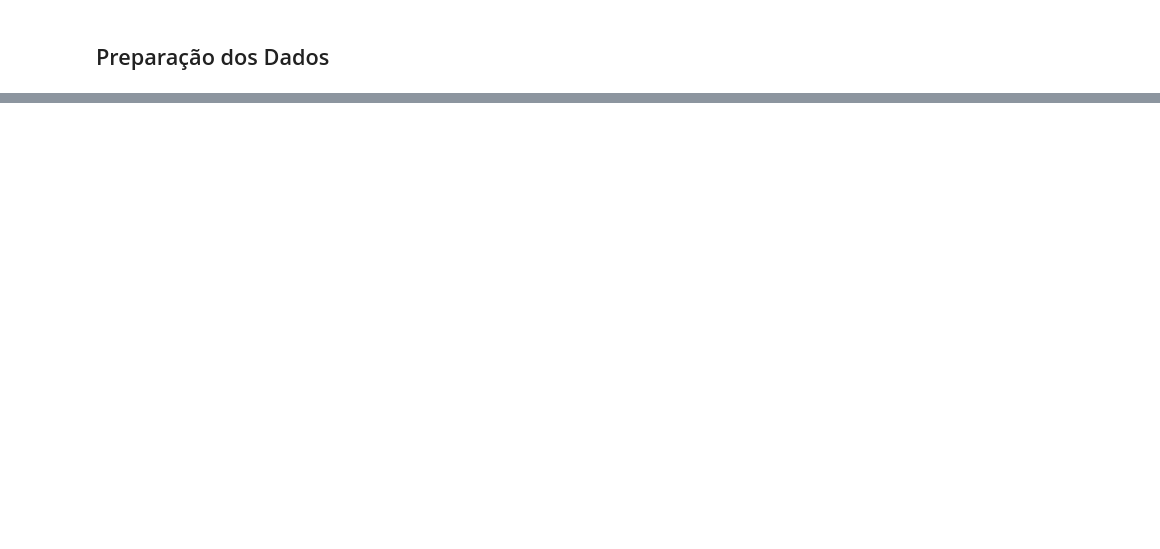
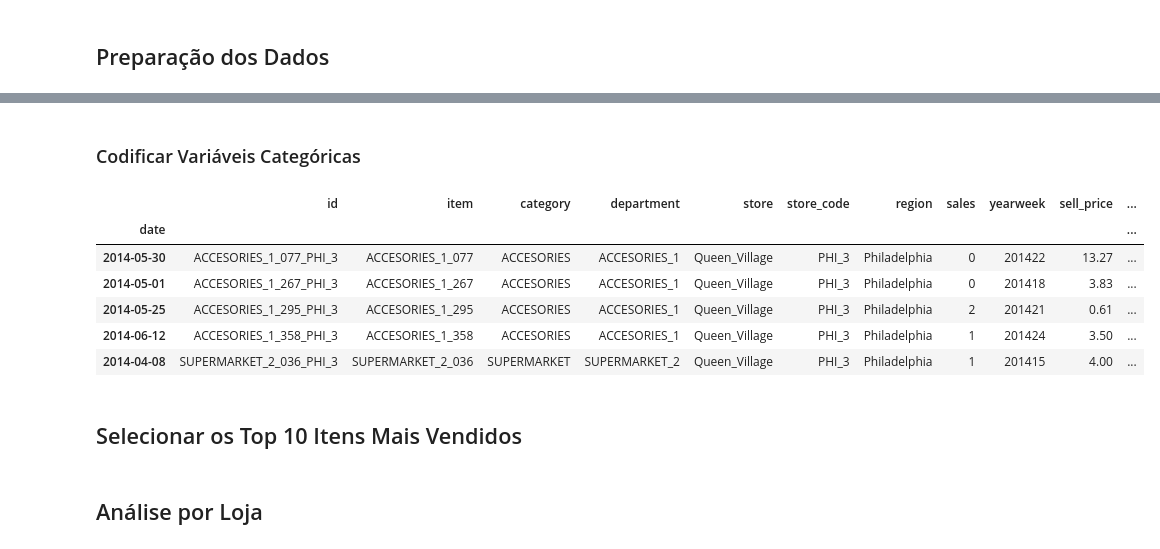
Before and after one commit to rpzk/DSMarket, a Jupyter notebook: forecasting/forecasting.ipynb, the cells around one changed output, grey strips where cells are left out. Saved outputs shown, nothing was run; the diff lists cells and outputs as text; code cells hidden in the pictures; blank space fills up the shorter version.

```diff
--- a/forecasting/forecasting.ipynb
+++ b/forecasting/forecasting.ipynb
@@ -3,2 +5,27 @@
+# %%
+import os
+import pandas as pd
+import matplotlib.pyplot as plt
+from sqlalchemy import create_engine
+from dotenv import load_dotenv
+
+# Carregar variáveis de ambiente
+load_dotenv()
+
+# Obter variáveis de ambiente
+user = os.environ.get('DB_USER')
+password = os.environ.get('DB_PASSWORD')
+host = os.environ.get('DB_HOST')
+port = os.environ.get('DB_PORT', '5432')
+database = os.environ.get('DB_NAME')
+
+# Criar string de conexão
+connection_string = f'postgresql+psycopg2://{user}:{password}@{host}:{port}/{database}'
+
+# Nome da tabela
+table_name = 'ds_market'
+
+# Criar conexão com o banco de dados
+engine = create_engine(connection_string)
 # %% [markdown]
 ## Preparação dos Dados
@@ -54,0 +32,4 @@ ts_sales = sales_data.set_index('date')['sales']
+# %%
+# Carregar dados da tabela 'ds_market'
+query = f'SELECT * FROM {table_name}'
+df = pd.read_sql(query, engine)
@@ -54,0 +66,6 @@ ts_sales = sales_data.set_index('date')['sales']
+# %%
+# Garantir que a coluna 'date' esteja em formato de data
+df['date'] = pd.to_datetime(df['date'])
+
+# Definir a coluna 'date' como índice
+df.set_index('date', inplace=True)
@@ -54,0 +90,17 @@ ts_sales = sales_data.set_index('date')['sales']
+# %% [markdown]
+### Codificar Variáveis Categóricas
+# %%
+# Codificar a coluna 'event' usando One-Hot Encoding
+df = pd.get_dummies(df, columns=['event'])
+# %%
+df.head()
+# %% [output]
+|  | id | item | category | department | store | store_code | region | sales | yearweek | sell_price | ... |
+| date |  |  |  |  |  |  |  |  |  |  | ... |
+| 2014-05-30 | ACCESORIES_1_077_PHI_3 | ACCESORIES_1_077 | ACCESORIES | ACCESORIES_1 | Queen_Village | PHI_3 | Philadelphia | 0 | 201422 | 13.27 | ... |
+| 2014-05-01 | ACCESORIES_1_267_PHI_3 | ACCESORIES_1_267 | ACCESORIES | ACCESORIES_1 | Queen_Village | PHI_3 | Philadelphia | 0 | 201418 | 3.83 | ... |
+| 2014-05-25 | ACCESORIES_1_295_PHI_3 | ACCESORIES_1_295 | ACCESORIES | ACCESORIES_1 | Queen_Village | PHI_3 | Philadelphia | 2 | 201421 | 0.61 | ... |
+| 2014-06-12 | ACCESORIES_1_358_PHI_3 | ACCESORIES_1_358 | ACCESORIES | ACCESORIES_1 | Queen_Village | PHI_3 | Philadelphia | 1 | 201424 | 3.50 | ... |
+| 2014-04-08 | SUPERMARKET_2_036_PHI_3 | SUPERMARKET_2_036 | SUPERMARKET | SUPERMARKET_2 | Queen_Village | PHI_3 | Philadelphia | 1 | 201415 | 4.00 | ... |
+# %% [markdown]
+## Selecionar os Top 10 Itens Mais Vendidos
@@ -54,0 +113,2 @@ ts_sales = sales_data.set_index('date')['sales']
+# %% [markdown]
+## Análise por Loja
```
Also changed, not shown: parts of 27 cells of this notebook.
